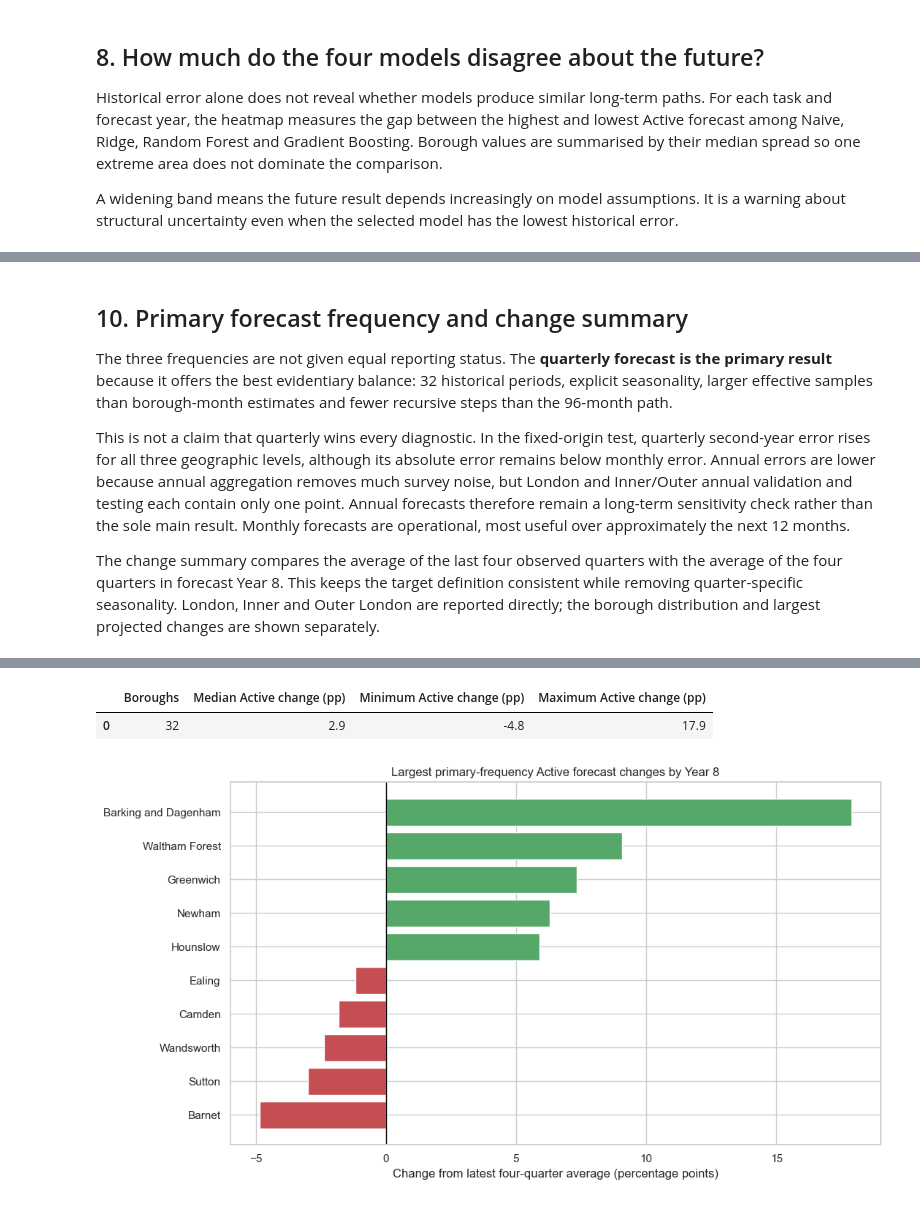
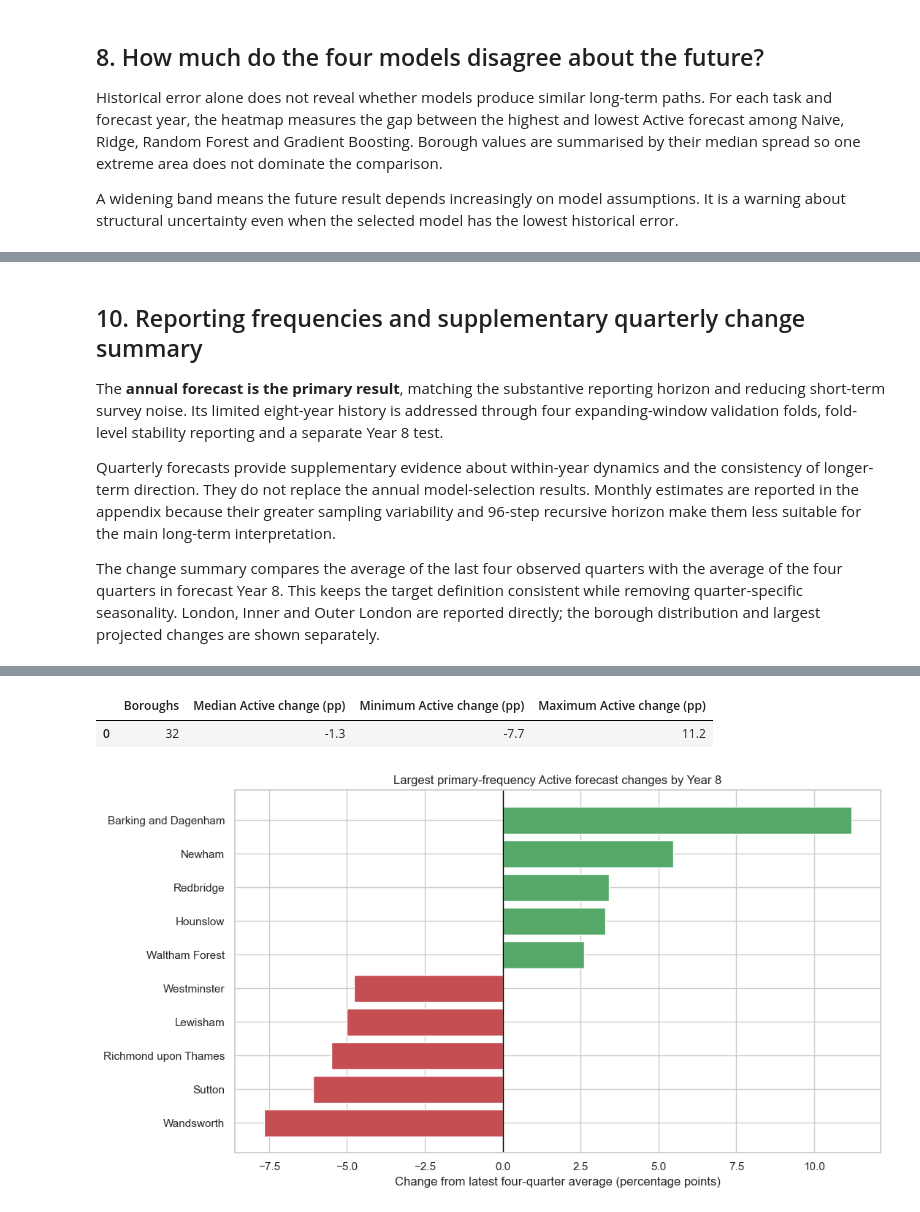
Before and after one commit to YifengMao666/London-Sport2-Group20, a Jupyter notebook: Yifeng Mao/Q1/physical_activity_analysis/03_monthly_quarterly_and_annual_forecasting.ipynb, the cells around one changed output, grey strips where cells are left out. Cells and saved outputs as stored; diff of their text form; code cells hidden in the pictures.

```diff
--- a/Yifeng Mao/Q1/physical_activity_analysis/03_monthly_quarterly_and_annual_forecasting.ipynb
+++ b/Yifeng Mao/Q1/physical_activity_analysis/03_monthly_quarterly_and_annual_forecasting.ipynb
@@ -820,7 +1312,7 @@ The first figure removes one predictor group at a time, refits the model and rep
 
 The second figure shows the largest standardized Ridge coefficients for the Active equation. Their signs describe predictive associations, not causal effects. Because lagged activity variables are correlated and predictions are subsequently rescaled to sum to 100%, individual coefficients should be read together with the more robust group-ablation result. External variables are not shown because none was adopted in the official specification.
 # %%
-# Explain the three primary quarterly Ridge forecasts using Year 7 only.
+# Explain the three supplementary quarterly Ridge forecasts using Year 7 only.
 quarterly_config = FREQUENCY_CONFIG['Quarterly']
 quarterly_feature_groups = {
     'Previous quarter': [f'{target}_lag1' for target in TARGETS],
@@ -836,7 +1328,8 @@ for level in LEVELS:
     training = panels[(level, 'Quarterly')].loc[lambda frame: frame['year'].le(6)].copy()
     validation = panels[(level, 'Quarterly')].loc[lambda frame: frame['year'].eq(7)].copy()
     full_forecast = recursive_forecast(
-        training, quarterly_config, choice['model'], choice['external_features'], horizon=4
+        training, quarterly_config, choice['model'], choice['external_features'], horizon=4,
+        model_parameters=choice['parameters'],
     )
     full_matched, _ = score_forecast(full_forecast, validation, quarterly_config)
     full_error = np.average(full_matched['row_tv'], weights=full_matched['effective_n'])
@@ -845,6 +1338,7 @@ for level in LEVELS:
         reduced_forecast = recursive_forecast(
             training, quarterly_config, choice['model'], choice['external_features'],
             horizon=4, excluded_features=excluded,
+            model_parameters=choice['parameters'],
         )
         reduced_matched, _ = score_forecast(reduced_forecast, validation, quarterly_config)
         reduced_error = np.average(
@@ -882,7 +1376,12 @@ for level in LEVELS:
         supervised['effective_n'].quantile(.95),
     )
     weights = weights / weights.mean()
-    ridge_pipeline = build_model('Ridge Regression', numeric_features, len(supervised))
+    ridge_parameters = task_choices[(level, 'Quarterly')]['family_parameters'][
+        'Ridge Regression'
+    ]
+    ridge_pipeline = build_model(
+        'Ridge Regression', numeric_features, len(supervised), ridge_parameters
+    )
     ridge_pipeline.fit(
         supervised[numeric_features + ['geography_code']], supervised[TARGETS],
         model__sample_weight=weights,
@@ -1091,21 +1552,21 @@ display(degradation.assign(
 # %% [markdown]
-## 10. Primary forecast frequency and change summary
+## 10. Reporting frequencies and supplementary quarterly change summary
 
-The three frequencies are not given equal reporting status. The **quarterly forecast is the primary result** because it offers the best evidentiary balance: 32 historical periods, explicit seasonality, larger effective samples than borough-month estimates and fewer recursive steps than the 96-month path.
+The **annual forecast is the primary result**, matching the substantive reporting horizon and reducing short-term survey noise. Its limited eight-year history is addressed through four expanding-window validation folds, fold-level stability reporting and a separate Year 8 test.
 
-This is not a claim that quarterly wins every diagnostic. In the fixed-origin test, quarterly second-year error rises for all three geographic levels, although its absolute error remains below monthly error. Annual errors are lower because annual aggregation removes much survey noise, but London and Inner/Outer annual validation and testing each contain only one point. Annual forecasts therefore remain a long-term sensitivity check rather than the sole main result. Monthly forecasts are operational, most useful over approximately the next 12 months.
+Quarterly forecasts provide supplementary evidence about within-year dynamics and the consistency of longer-term direction. They do not replace the annual model-selection results. Monthly estimates are reported in the appendix because their greater sampling variability and 96-step recursive horizon make them less suitable for the main long-term interpretation.
 
 The change summary compares the average of the last four observed quarters with the average of the four quarters in forecast Year 8. This keeps the target definition consistent while removing quarter-specific seasonality. London, Inner and Outer London are reported directly; the borough distribution and largest projected changes are shown separately.
 # %%
-# Summarise forecast change using the primary quarterly frequency.
-primary_quarterly = selected_forecasts.loc[
+# Summarise forecast change using the supplementary quarterly frequency.
+supplementary_quarterly = selected_forecasts.loc[
     selected_forecasts['frequency'].eq('Quarterly')
 ].copy()
-primary_quarterly['forecast_year'] = (
-    (primary_quarterly['future_step'] - 1) // 4 + 1
+supplementary_quarterly['forecast_year'] = (
+    (supplementary_quarterly['future_step'] - 1) // 4 + 1
 ).astype(int)
-primary_final = primary_quarterly.loc[
-    primary_quarterly['forecast_year'].eq(8)
+supplementary_final = supplementary_quarterly.loc[
+    supplementary_quarterly['forecast_year'].eq(8)
 ].groupby([
     'geographic_level', 'geography_code', 'geography_name', 'model'
 ], as_index=False)[[f'predicted_{target}' for target in TARGETS]].mean()
@@ -1122,7 +1583,7 @@ for level in LEVELS:
 # Define the time split or forecast horizon used for evaluation.
 latest_quarterly_year = pd.concat(latest_parts, ignore_index=True)
 
-change_summary = primary_final.merge(
+change_summary = supplementary_final.merge(
     latest_quarterly_year[['geographic_level', 'geography_code', *TARGETS]],
     on=['geographic_level', 'geography_code'], validate='one_to_one',
 )
@@ -1178,6 +1639,6 @@ plt.show()
 |  | Boroughs | Median Active change (pp) | Minimum Active change (pp) | Maximum Active change (pp) |
-| 0 | 32 | 2.9 | -4.8 | 17.9 |
+| 0 | 32 | -1.3 | -7.7 | 11.2 |
-[figure, old version]
+[figure, new version]
 # %% [markdown]
 # Final findings
 
```
Also changed, not shown: parts of 24 cells of this notebook.
